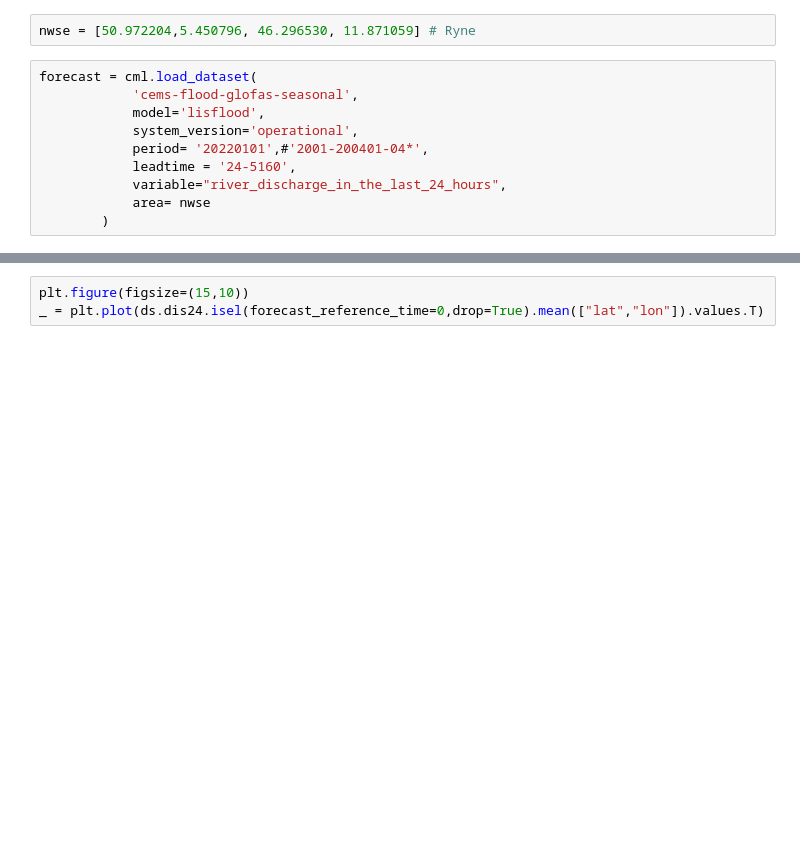
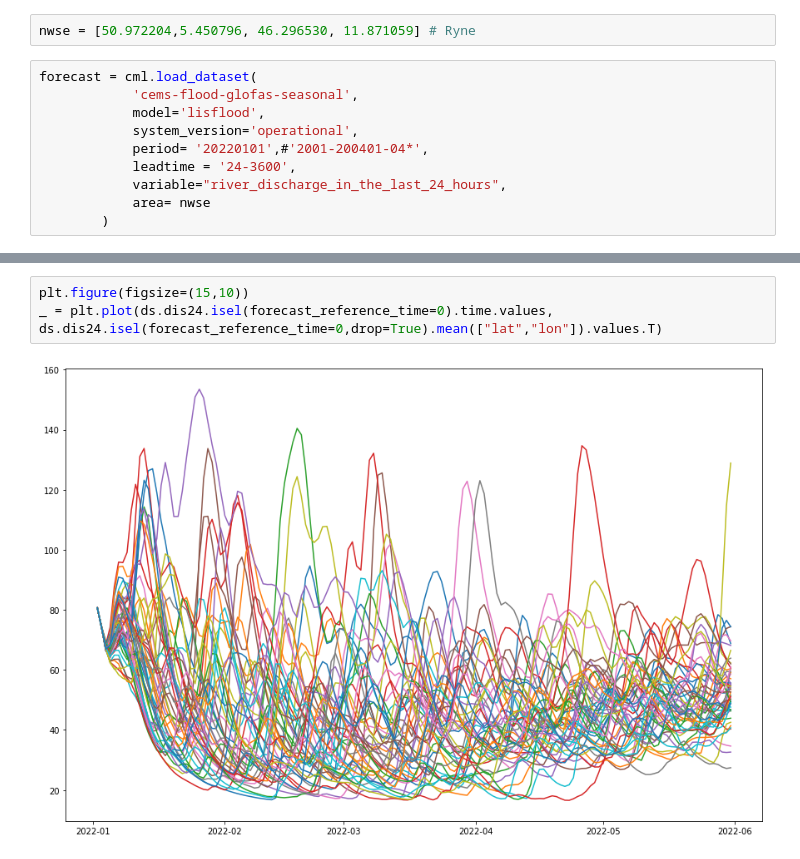
Before and after one commit to iacopoff/climetlab-cems-flood, a Jupyter notebook: notebooks/glofas-seasonal.ipynb, the cells around one changed output, grey strips where cells are left out. Saved outputs shown, nothing was run; the diff lists cells and outputs as text; blank space fills up the shorter version.

```diff
--- a/notebooks/glofas-seasonal.ipynb
+++ b/notebooks/glofas-seasonal.ipynb
@@ -5,12 +5,12 @@ import matplotlib.pyplot as plt
 # %%
 nwse = [50.972204,5.450796, 46.296530, 11.871059] # Ryne
-# %%
-forecast = cml.load_dataset(
-            'cems-flood-glofas-seasonal',
-            model='lisflood',
-            system_version='operational',
-            period= '20220101',#'2001-200401-04*',
-            leadtime = '24-5160',
-            variable="river_discharge_in_the_last_24_hours",
-            area= nwse
-        )
+# %%
+forecast = cml.load_dataset(
+            'cems-flood-glofas-seasonal',
+            model='lisflood',
+            system_version='operational',
+            period= '20220101',#'2001-200401-04*',
+            leadtime = '24-3600',
+            variable="river_discharge_in_the_last_24_hours",
+            area= nwse
+        )
@@ -20,3 +79,5 @@ ds
 # %%
 plt.figure(figsize=(15,10))
-_ = plt.plot(ds.dis24.isel(forecast_reference_time=0,drop=True).mean(["lat","lon"]).values.T)
+_ = plt.plot(ds.dis24.isel(forecast_reference_time=0).time.values, ds.dis24.isel(forecast_reference_time=0,drop=True).mean(["lat","lon"]).values.T)
+# %% [output]
+[figure, added]
```
Also changed, not shown: parts of 5 cells of this notebook, 9 other files.
